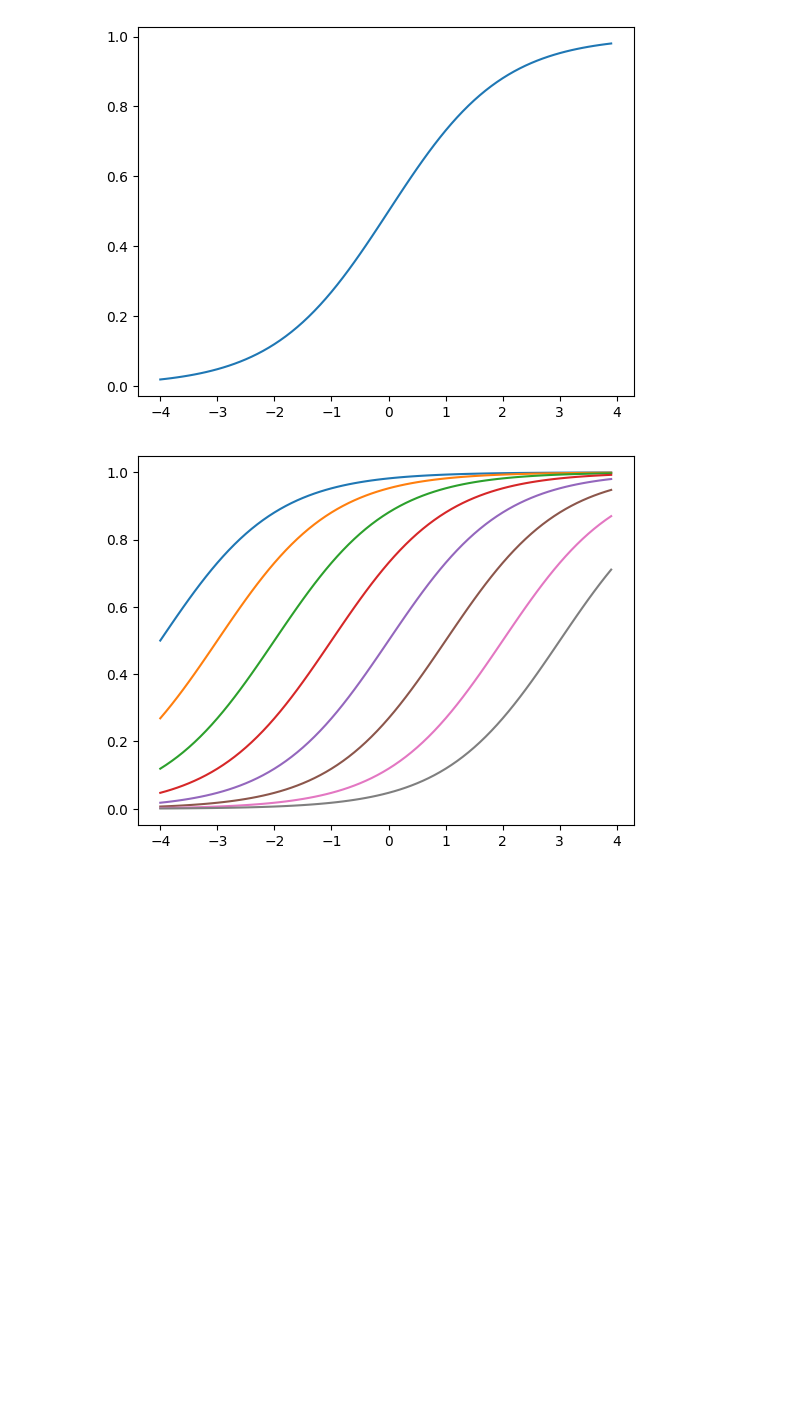
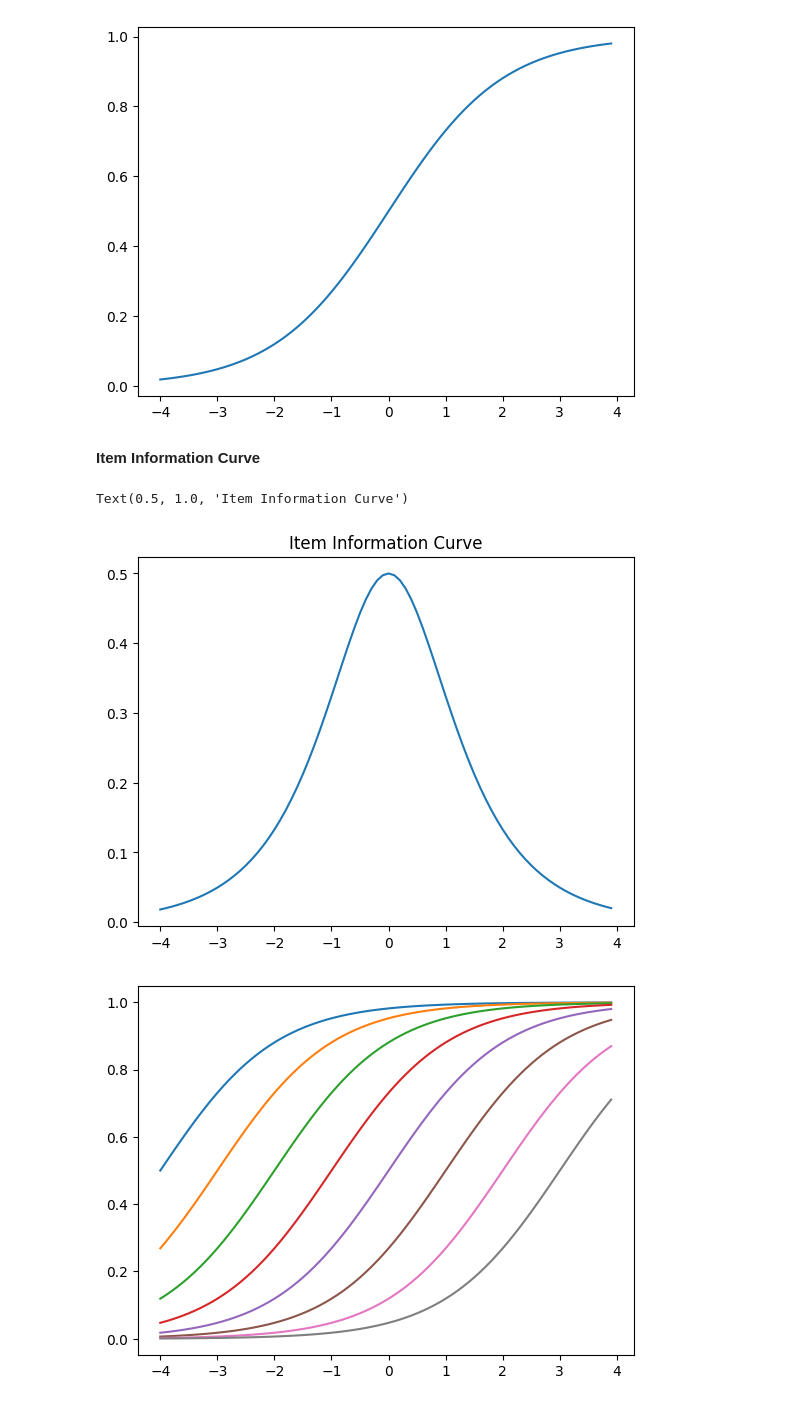
Before and after one commit to daavidstein/IRT, a Jupyter notebook: notebooks/IRT.ipynb, the cells around one changed output. Cells and saved outputs as stored; diff of their text form; code cells hidden in the pictures; blank space fills up the shorter version.

```diff
--- a/notebooks/IRT.ipynb
+++ b/notebooks/IRT.ipynb
@@ -20,6 +30,9 @@ def generate_subject_responses(subject):
     item_responses = {"subject_id": subject["id"],
                       "responses": {k:v for item in item_responses for k,v in item.items()}}
     return item_responses
+# %%
+def exp_part(diff: float, disc: float, ability: float):
+    return np.exp(-disc*(ability-diff))
 # %%
 def irf(diff: float, disc: float, ability: float):
     """Item Response (Characteristic) Function
@@ -32,0 +46,4 @@ def irf(diff: float, disc: float, ability: float):
+# %%
+def iic(diff, disc, ability):
+    """The item information curve is the first derivative of the IRF"""
+    return disc*exp_part(diff,disc,ability)/(1 + exp_part(diff,disc,ability)**2)
@@ -105,6 +146,18 @@ plt.plot(x,y)
 # %% [output]
 [<matplotlib.lines.Line2D at 0x...>]
 [figure]
+# %% [markdown]
+__Item Information Curve__
+# %%
+x = np.arange(-4,4,0.1)
+y =iic(diff=0,disc=1,ability=x)
+plt.plot(x,y)
+plt.title("Item Information Curve")
+plt.xlabel("Theta")
+plt.ylabel("
+# %% [output]
+Text(0.5, 1.0, 'Item Information Curve')
+[figure, added]
 # %%
 x = np.arange(-4,4,0.1)
 for diff in np.arange(-4,4,1):
```
Also changed, not shown: parts of 29 cells of this notebook, 2 other files.
